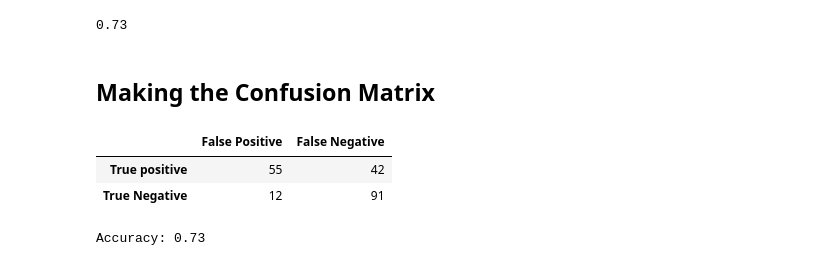
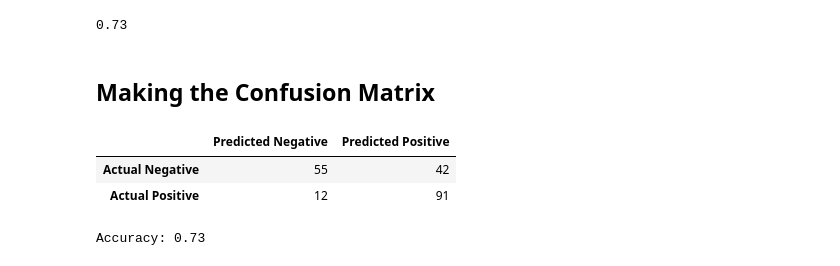
Before and after one commit to AriBlumstein/Machine_Learning_BootCamp, a Jupyter notebook: Part 7 - Natural Language Processing/Section 36 - Natural Language Processing/Python/natural_language_processing.ipynb, the cells around one changed output. Drawn from its saved outputs; the diff is of its cells as text; code cells hidden in the pictures.

Commit message:
fix confusion matrix

```diff
--- a/Part 7 - Natural Language Processing/Section 36 - Natural Language Processing/Python/natural_language_processing.ipynb
+++ b/Part 7 - Natural Language Processing/Section 36 - Natural Language Processing/Python/natural_language_processing.ipynb
@@ -138,12 +138,12 @@ classifier.score(X_test, y_test) #get the accuracy of the classifier
 ## Making the Confusion Matrix
 # %%
 from sklearn.metrics import confusion_matrix, accuracy_score #import confusion matrix
-cm = pd.DataFrame(confusion_matrix(y_test, y_pred), index = ['True positive', 'True Negative'], columns = ['False Positive', 'False Negative']) #create confusion matrix
+cm = pd.DataFrame(confusion_matrix(y_test, y_pred), index = ['Actual Negative', 'Actual Positive'], columns = ['Predicted Negative', 'Predicted Positive']) #create confusion matrix
 cm
 # %% [output]
-|  | False Positive | False Negative |
-| True positive | 55 | 42 |
-| True Negative | 12 | 91 |
+|  | Predicted Negative | Predicted Positive |
+| Actual Negative | 55 | 42 |
+| Actual Positive | 12 | 91 |
 # %%
 print('Accuracy:', accuracy_score(y_test, y_pred)) #print accuracy
 # %% [output]
```
